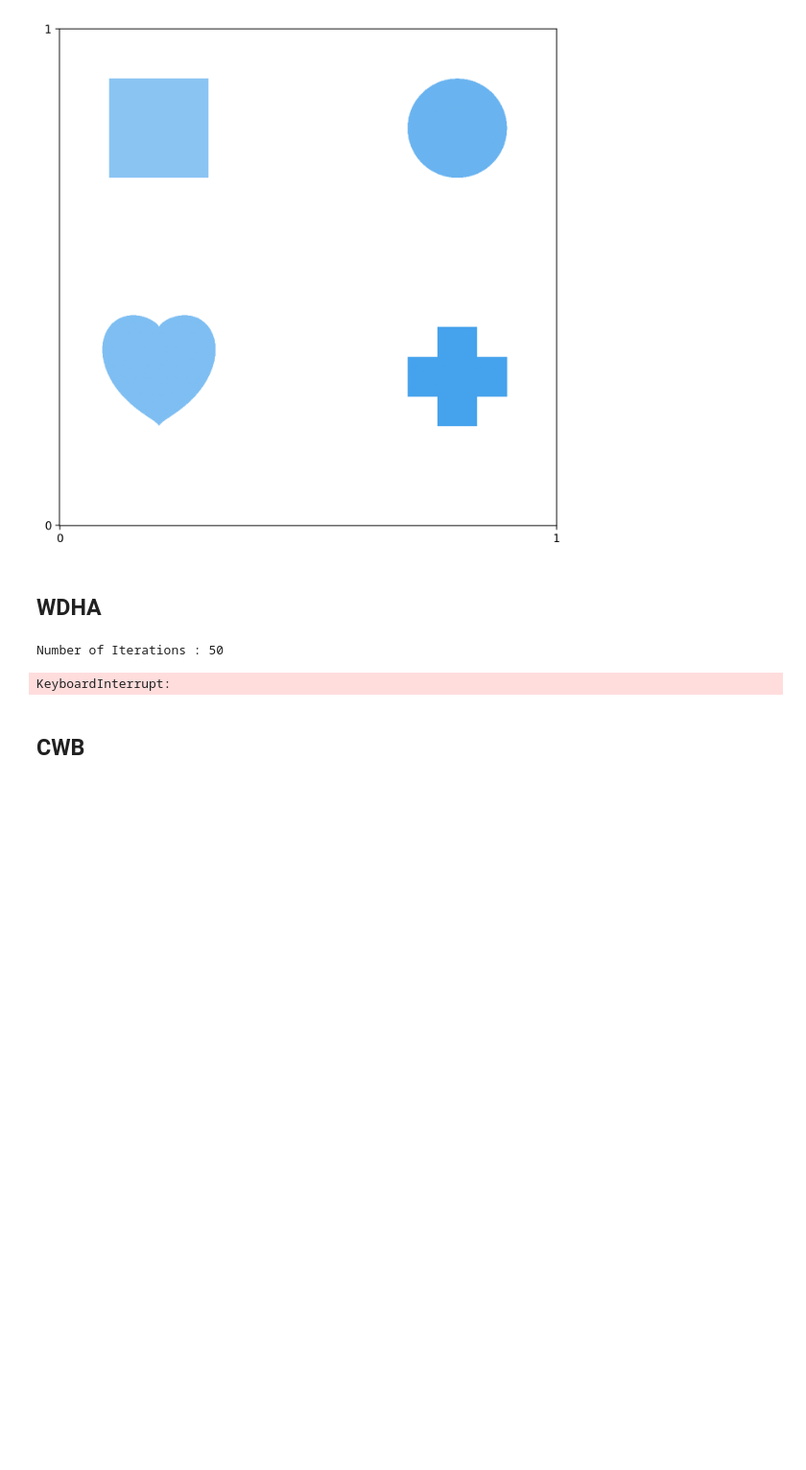
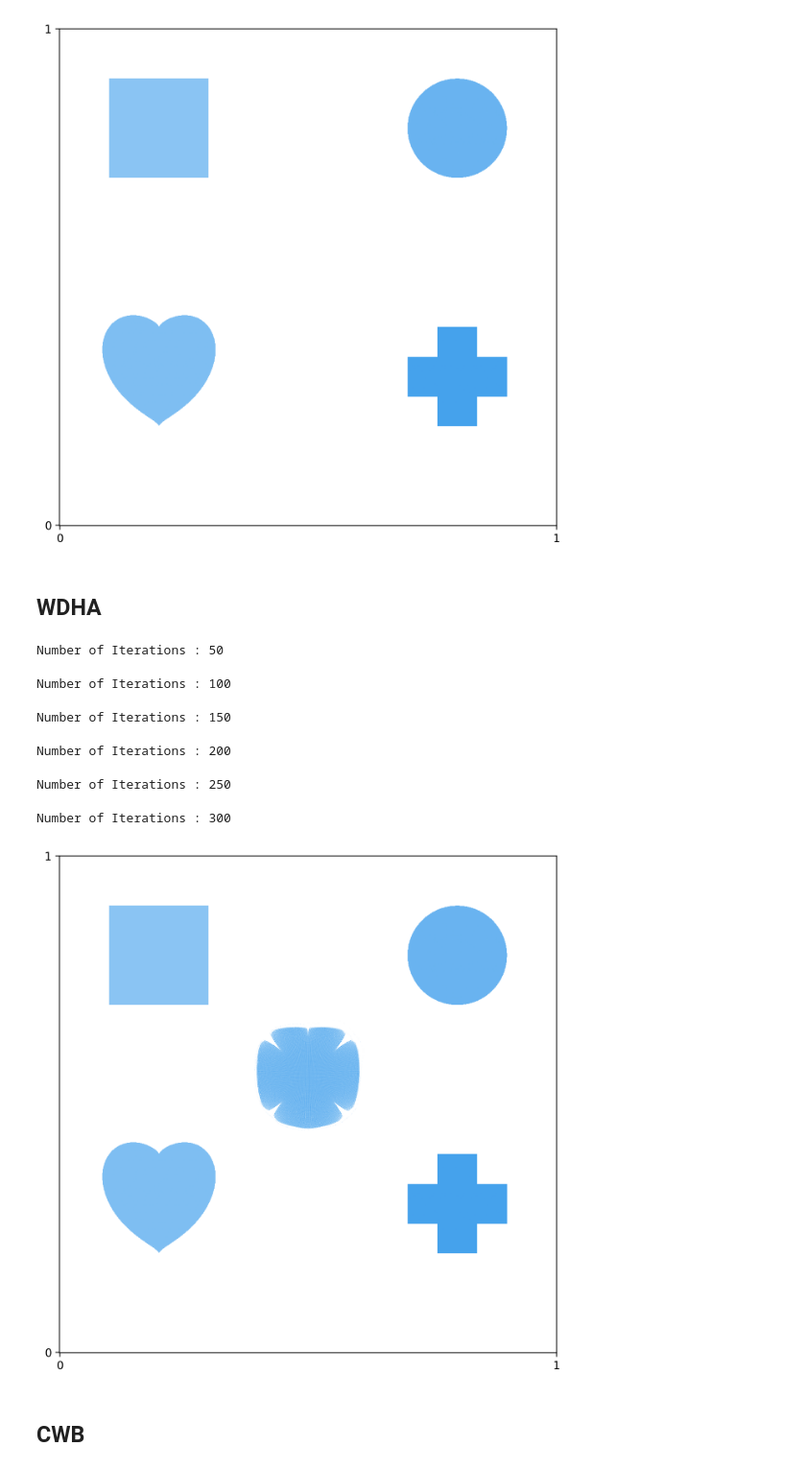
Before and after one commit to CHENZeyi1101/WB_Algo, a Jupyter notebook: Algorithms/WDHA_Kim/implementation2D/experiment.ipynb, the cells around one changed output. Shown at 96% size. Drawn from its saved outputs; the diff is of its cells as text; code cells hidden in the pictures; blank space fills up the shorter version.

```diff
--- a/Algorithms/WDHA_Kim/implementation2D/experiment.ipynb
+++ b/Algorithms/WDHA_Kim/implementation2D/experiment.ipynb
@@ -79,10 +79,15 @@ plotting(mu, np.zeros((n2,n1)),'_',save_option = False)
 # %% [markdown]
 ## WDHA
 # %%
-mu_WGHA = frechet_mean(mu, 300, 'MU', save_option = False, return_option = True)
+mu_WGHA = frechet_mean(mu, 300, 'MU', save_option = False, plot_option=True, return_option = True)
 # %% [output]
 Number of Iterations : 50
-KeyboardInterrupt:
+Number of Iterations : 100
+Number of Iterations : 150
+Number of Iterations : 200
+Number of Iterations : 250
+Number of Iterations : 300
+[figure, added]
 # %% [markdown]
 ## CWB
 # %%
```
Also changed, not shown: parts of 1 cell of this notebook, 6 other files.
